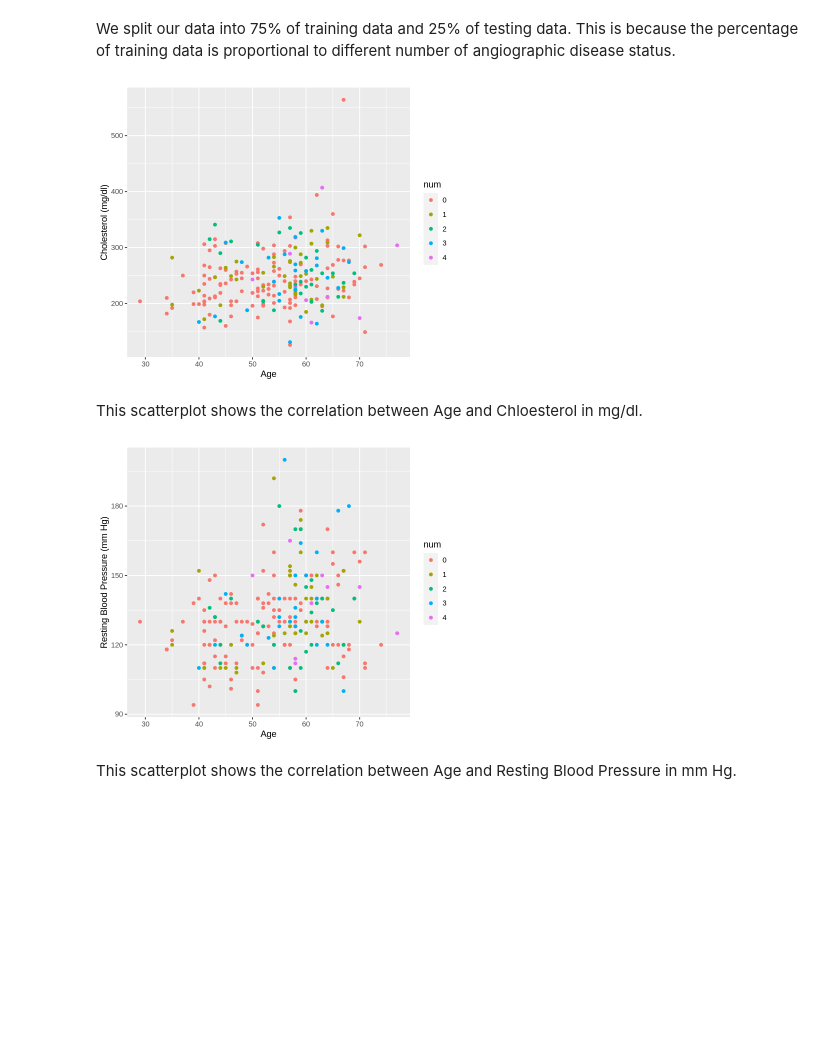
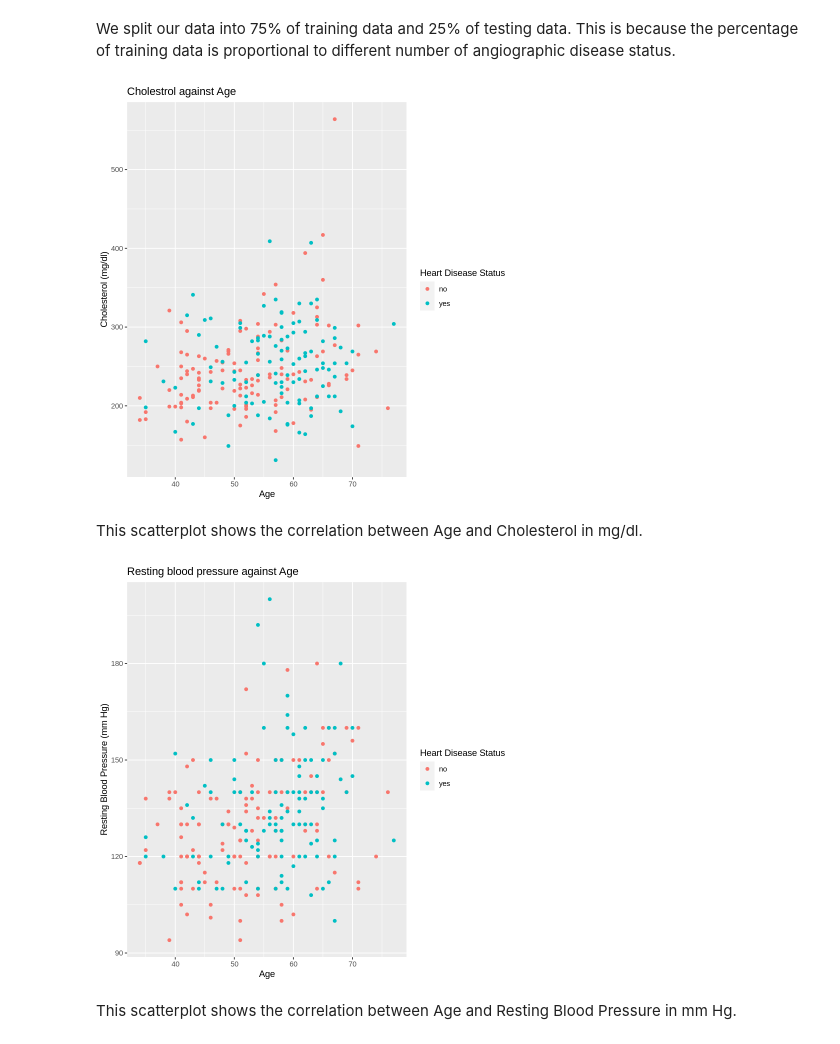
Before and after one commit to TracyGan/DSCI100, a Jupyter notebook: GroupProposal.ipynb, the cells around one changed output. Saved outputs shown, nothing was run; the diff lists cells and outputs as text; code cells hidden in the pictures; blank space fills up the shorter version.

Commit message:
additions
Added limitations to model, changed the num into yes or no, added citations

```diff
--- a/GroupProposal.ipynb
+++ b/GroupProposal.ipynb
@@ -35,18 +53,19 @@ options(repr.matrix.max.rows = 6)
 # %%
 set.seed(20)
 
-heart_data <- read_csv("data/processed.cleveland (1).data", col_names = FALSE) |>
+heart_data_1 <- read_csv("data/processed.cleveland (1).data", col_names = FALSE) |>
                 mutate(X14 = as_factor(X14))
 
-colnames(heart_data) <- c("age","sex","cp","trestbps","chol","fbs","restecg","thalach",
+colnames(heart_data_1) <- c("age","sex","cp","trestbps","chol","fbs","restecg","thalach",
                                     "exang","oldpeak","slope","ca","thal","num")
+heart_data <- heart_data_1 |>
+                mutate(num=recode(num, "0" = "no",
+                                       "1" = "yes",
+                                       "2" = "yes",
+                                       "3" = "yes",
+                                       "4" = "yes"))
 
 heart_data
-# clean into tidy data
-# set.seed
-# split data into training and testing (70:30)/(75:25)?
-# group_by and summarise to ensure class proportions are preserved
-# plot a graph of our training data
 # %% [output]
 Rows: 303 Columns: 14
 ── Column specification ────────────────────────────────────────────────────────
@@ -75,22 +97,29 @@ We split our data into 75% of training data and 25% of testing data. This is bec
 # %%
 heart_plot_chol <- heart_train |>
             ggplot(aes (x = age, y = chol, color = num)) +
             geom_point() +
-            labs(x = "Age", y = "Cholesterol (mg/dl)")
+            labs(x = "Age", y = "Cholesterol (mg/dl)", color = "Heart Disease Status") +
+            ggtitle("Cholestrol against Age")
 
 heart_plot_chol
+# clean into tidy data
+# set.seed
+# split data into training and testing (70:30)/(75:25)?
+# group_by and summarise to ensure class proportions are preserved
+# plot a graph of our training data
 # %% [output]
-[figure, old version]
+[figure, new version]
 # %% [markdown]
-This scatterplot shows the correlation between Age and Chloesterol in mg/dl.
+This scatterplot shows the correlation between Age and Cholesterol in mg/dl.
 # %%
 heart_plot_trestbps <- heart_train |>
             ggplot(aes (x = age, y = trestbps, color = num)) +
             geom_point() +
-            labs(x = "Age", y = "Resting Blood Pressure (mm Hg)")
+            labs(x = "Age", y = "Resting Blood Pressure (mm Hg)", color = "Heart Disease Status") +
+            ggtitle("Resting blood pressure against Age ")
 heart_plot_trestbps
 # %% [output]
-[figure, old version]
+[figure, new version]
 # %% [markdown]
 This scatterplot shows the correlation between Age and Resting Blood Pressure in mm Hg.
 # %%
```
Also changed, not shown: parts of 13 cells of this notebook.
